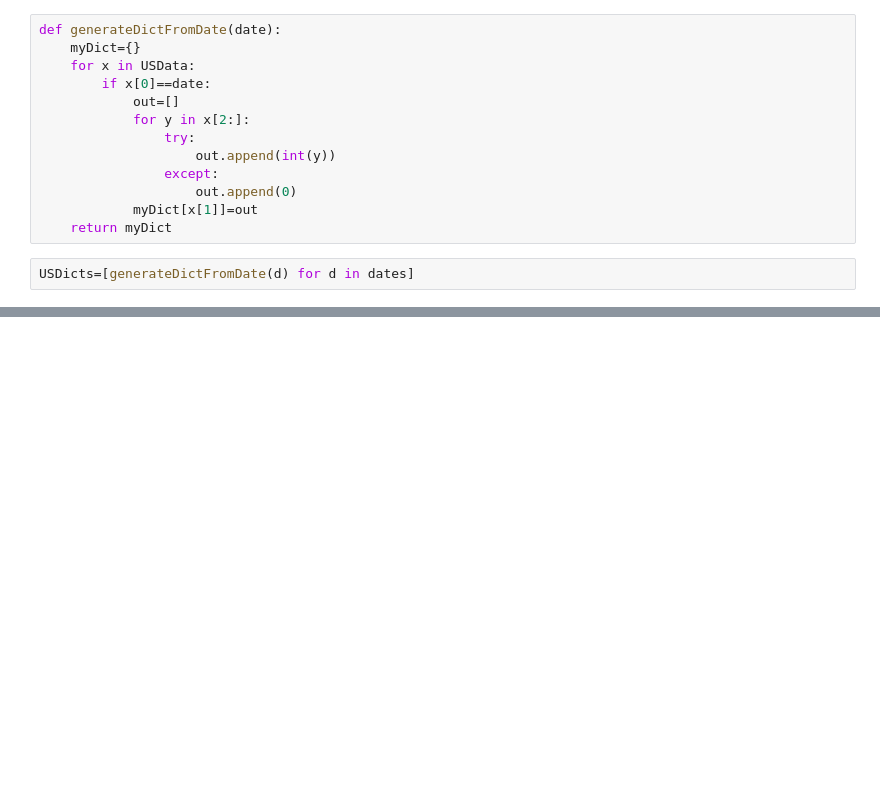
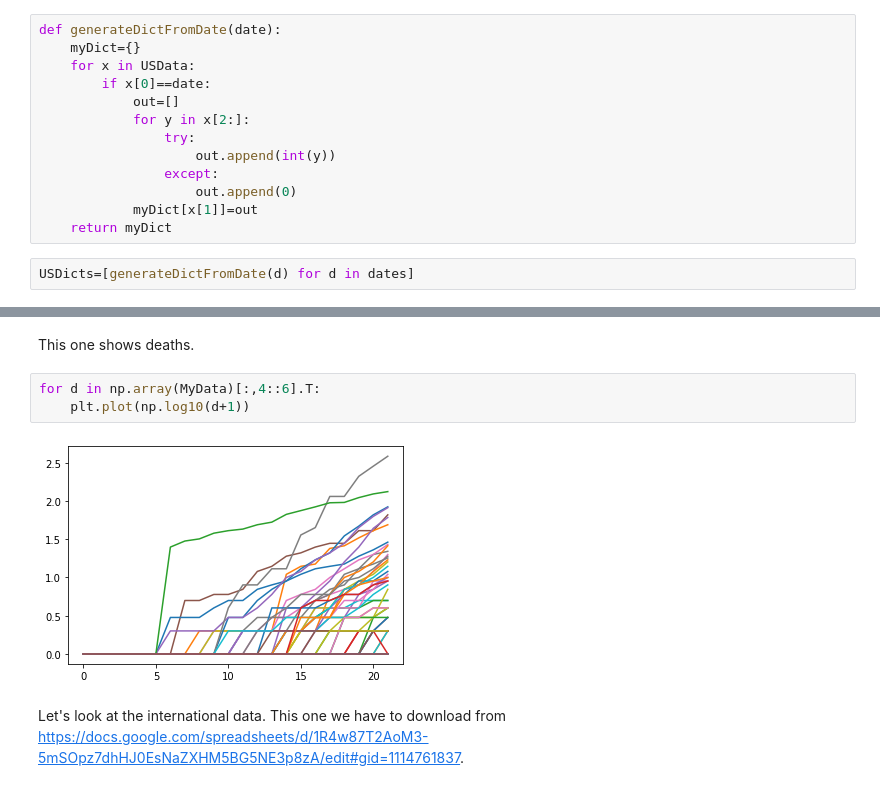
Before and after one commit to CHandmer/WikitableScraper, a Jupyter notebook: Wiki table scraping.ipynb, the cells around one changed output, grey strips where cells are left out. Drawn from its saved outputs; the diff is of its cells as text; blank space fills up the shorter version.

```diff
--- a/Wiki table scraping.ipynb
+++ b/Wiki table scraping.ipynb
@@ -418,0 +467,9 @@ np.savetxt("/home/handmer/Documents/Projects/Covid/COVID19USData.csv",allData2,d
+# %% [markdown]
+This one shows deaths.
+# %%
+for d in np.array(MyData)[:,4::6].T:
+    plt.plot(np.log10(d+1))
+# %% [output]
+[figure, added]
+# %% [markdown]
+Let's look at the international data. This one we have to download from https://docs.google.com/spreadsheets/d/1R4w87T2AoM3-5mSOpz7dhHJ0EsNaZXHM5BG5NE3p8zA/edit#gid=1114761837.
```
Also changed, not shown: parts of 67 cells of this notebook.
